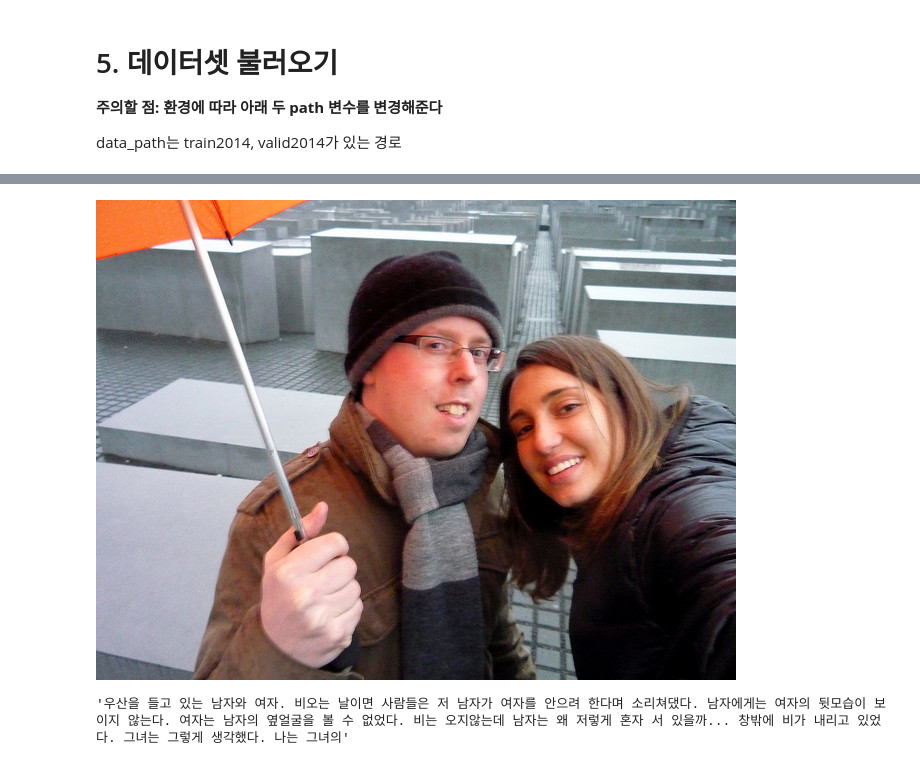
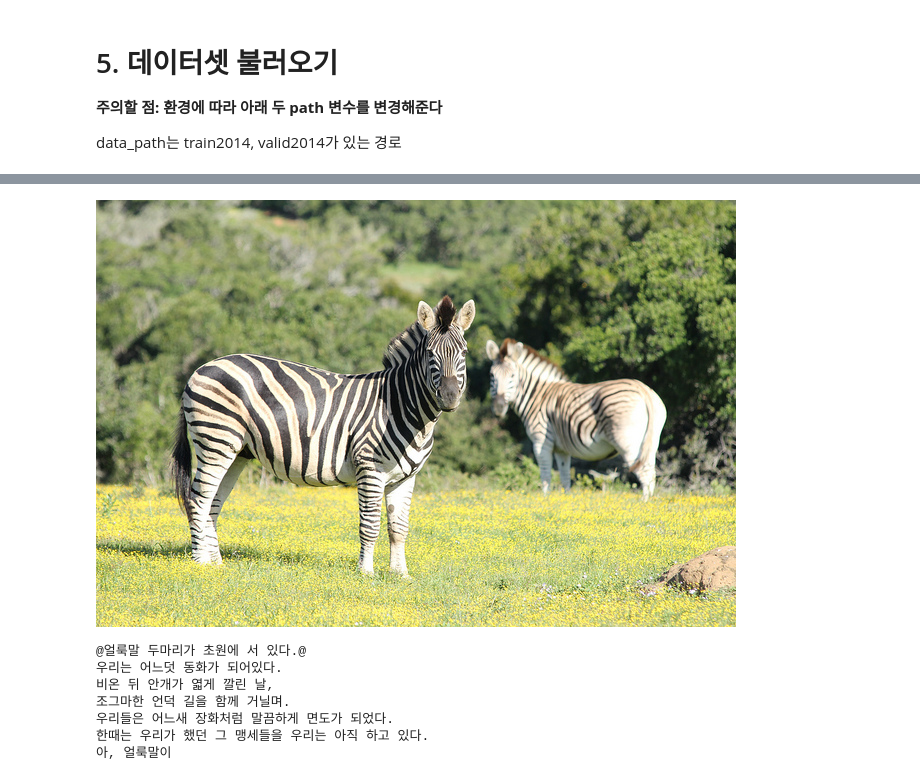
Before and after one commit to godjw/final-project-level3-nlp-08, a Jupyter notebook: prototype.ipynb, the cells around one changed output, grey strips where cells are left out. Cells and saved outputs as stored; diff of their text form; code cells hidden in the pictures.

```diff
--- a/prototype.ipynb
+++ b/prototype.ipynb
@@ -36,6 +39,9 @@ caption_model = VisionEncoderDecoderModel.from_pretrained(encoder_model_name_or_
 # %%
 # load poem model
-path = "CheonggyeMountain-Sherpa/kogpt-trinity-poem"
+#path = "CheonggyeMountain-Sherpa/kogpt-trinity-poem"
+#path = "/opt/ml/final-project-level3-nlp-08/10epoch"
+#path = "/opt/ml/final-project-level3-nlp-08/20epoch"
+path = "/opt/ml/final-project-level3-nlp-08/outputs"
 poem_model = AutoModelForCausalLM.from_pretrained(path, use_auth_token=True)
 poem_tokenizer = AutoTokenizer.from_pretrained(path, use_auth_token=True)
 # %% [markdown]
@@ -65,16 +71,21 @@ class Image2Poem(torch.nn.Module):
         image_tensor = np.array(image)
         pixel_values = self.feature_extractor(image_tensor, return_tensors="pt").pixel_values.to(device)
         generated_ids = self.caption_model.generate(pixel_values, num_beams=5)
+        #generated_ids = self.caption_model.generate(pixel_values, do_sample=True, top_p=0.7)
         caption = self.caption_tokenizer.batch_decode(generated_ids, skip_special_tokens=True)[0]
-        prompt = self.poem_tokenizer.encode(caption, return_tensors="pt").to(device)
+        prompt = f"@{caption}@\n"
+        #prompt = "@어린 소녀와 냉장고@"
+        prompt = self.poem_tokenizer.encode(prompt, return_tensors="pt").to(device)
+        #prompt = self.poem_tokenizer.encode(caption, return_tensors="pt").to(device)
         poem_output = self.poem_model.generate(
             prompt,
-            max_length=60,
+            max_length=70,
             repetition_penalty=2.0,
             pad_token_id=self.poem_tokenizer.pad_token_id,
             eos_token_id=self.poem_tokenizer.eos_token_id,
             bos_token_id=self.poem_tokenizer.bos_token_id,
             do_sample=True,
+            bad_words_ids=[[0], [2], [3], [4], [5], [6], [7], [8]],
             top_k=30,
             top_p=0.95
         )
@@ -140,3 +161,8 @@ img, label = val_df['img_paths'], val_df['labels']
 # %%
 #index = 66
-index = 270
+#index = 270
+#index = 253
+#index = 1230
+#index = 2743
+#index = 7420
+index = 2510
@@ -143,6 +180,12 @@ index = 270
 # %%
-display(Image2See(filename=img[index]))
-prototype_model(img[index])
+display(Image2See(img[index]))
+print(prototype_model(img[index]))
 # %% [output]
-[figure, old version]
+[figure, new version]
-'우산을 들고 있는 남자와 여자. 비오는 날이면 사람들은 저 남자가 여자를 안으려 한다며 소리쳐댔다. 남자에게는 여자의 뒷모습이 보이지 않는다. 여자는 남자의 옆얼굴을 볼 수 없었다. 비는 오지않는데 남자는 왜 저렇게 혼자 서 있을까... 창밖에 비가 내리고 있었다. 그녀는 그렇게 생각했다. 나는 그녀의'
+@얼룩말 두마리가 초원에 서 있다.@
+우리는 어느덧 동화가 되어있다.
+비온 뒤 안개가 엷게 깔린 날,
+조그마한 언덕 길을 함께 거닐며.
+우리들은 어느새 장화처럼 말끔하게 면도가 되었다.
+한때는 우리가 했던 그 맹세들을 우리는 아직 하고 있다.
+아, 얼룩말이
```
Also changed, not shown: parts of 9 cells of this notebook, 3 other files.
